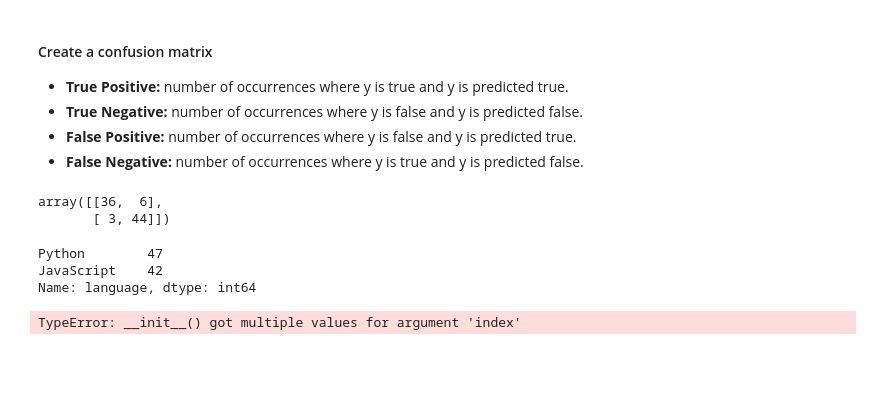
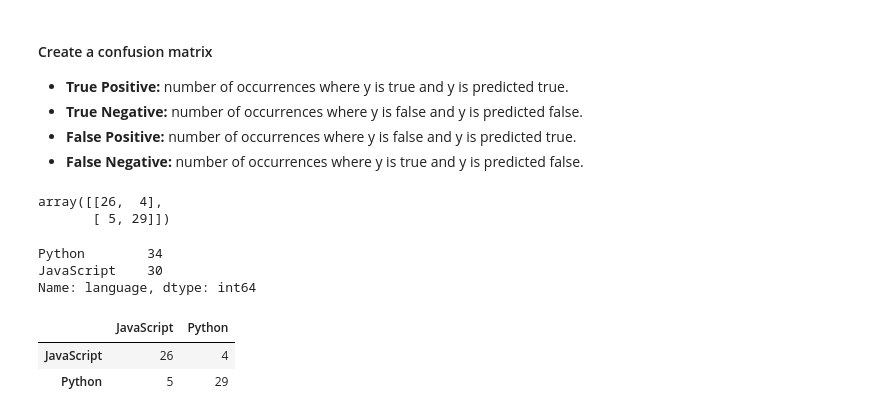
Before and after one commit to dd-jason-chad/nlp_project, a Jupyter notebook: chad-project.ipynb, the cells around one changed output. Cells and saved outputs as stored; diff of their text form; code cells hidden in the pictures; blank space fills up the shorter version.

Commit message:
updated KNN and decision tree

```diff
--- a/chad-project.ipynb
+++ b/chad-project.ipynb
@@ -645,9 +687,9 @@ y = monkey.language
 - *Create the Decision Tree Object*
 - *Fit the model to the training data*
 # %%
-X_train, X_test, y_train, y_test = train_test_split(X, y, stratify=y, test_size=.3, random_state = 123)
+X_train, X_test, y_train, y_test = train_test_split(X, y, stratify=y, test_size=.5, random_state = 123)
 
-clf = DecisionTreeClassifier(criterion='gini', max_depth=3, random_state=123)
+clf = DecisionTreeClassifier(criterion='gini', max_depth=2, random_state=123)
 
 clf.fit(X_train, y_train)
 # %% [output]
@@ -705,18 +736,20 @@ Accuracy of Decision Tree classifier on training set: 0.90
 # %%
 confusion_matrix(y_train, y_pred)
 # %% [output]
-array([[36,  6],
-       [ 3, 44]])
+array([[26,  4],
+       [ 5, 29]])
 # %%
 y_train.value_counts()
 # %% [output]
-Python        47
-JavaScript    42
+Python        34
+JavaScript    30
 Name: language, dtype: int64
 # %%
 import pandas as pd
 labels = sorted(y_train.unique())
 # %%
-pd.DataFrame(confusion_matrix,(y_train, y_pred), index=labels)
+pd.DataFrame(confusion_matrix(y_train, y_pred), index=labels, columns=labels)
 # %% [output]
-TypeError: __init__() got multiple values for argument 'index'
+|  | JavaScript | Python |
+| JavaScript | 26 | 4 |
+| Python | 5 | 29 |
```
Also changed, not shown: parts of 23 cells of this notebook.
